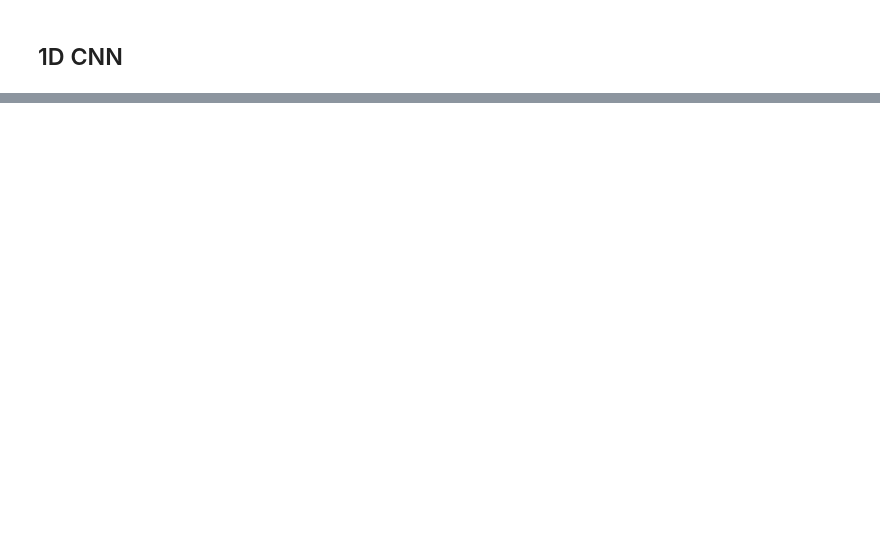
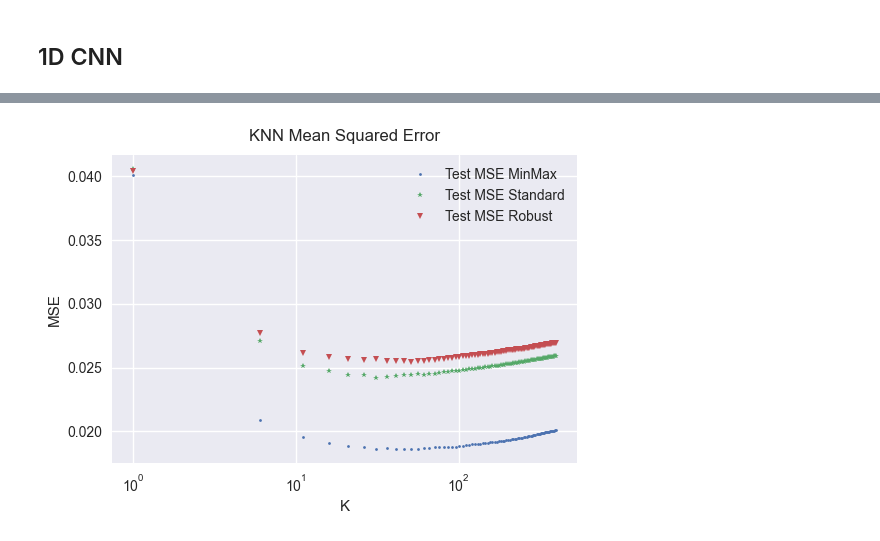
Before and after one commit to baron-de-montblanc/PHYS2550-Final-Project, a Jupyter notebook: workbook.ipynb, the cells around one changed output, grey strips where cells are left out. Saved outputs shown, nothing was run; the diff lists cells and outputs as text; code cells hidden in the pictures; blank space fills up the shorter version.

Commit message:
Added KNN regression to visualize.py and workbook.py

```diff
--- a/workbook.ipynb
+++ b/workbook.ipynb
@@ -150,0 +153,99 @@ visualize_predictions(test_set, simple_fcnn, device=device, xrange=(0,1.5), yran
+# %%
+# Information about data
+
+data, labels, features = load("./data/clean_specz_fluxes.csv", mode="mag") #Load in data
+
+# print("Data shape [input_size, num_features]:\t", data.shape) #Get data attributes
+# print("Label size [input_size,]:\t\t", labels.shape,"\n")
+# print("Feature names:", features)
+# print(data)
+# %%
+# Preprocessing
+from sklearn.model_selection import train_test_split
+from sklearn.preprocessing import StandardScaler, MinMaxScaler, RobustScaler
+from sklearn.neighbors import KNeighborsRegressor
+from sklearn.metrics import mean_squared_error
+from visualize import visualize_knn_predictions
+
+minmax_scaler = MinMaxScaler() #Method of scaling feature values
+standard_scaler = StandardScaler()
+robust_scaler = RobustScaler()
+
+    # test_mse.append(mean_squared_error(test_labels, y_pred))
+
+data_rescaled_minmax = minmax_scaler.fit_transform(data) #Scale feature data to lie in (0,1)
+data_rescaled_standard = standard_scaler.fit_transform(data)
+data_rescaled_robust = robust_scaler.fit_transform(data)
+
+X_train_minmax, X_test_minmax, y_train_minmax, y_test_minmax = train_test_split(data_rescaled_minmax, labels, test_size=0.2) #Shuffle and split data in training (20%) and testing (80%)
+X_train_standard, X_test_standard, y_train_standard, y_test_standard = train_test_split(data_rescaled_standard, labels, test_size=0.2) #Shuffle and split data in training (20%) and testing (80%)
+X_train_robust, X_test_robust, y_train_robust, y_test_robust = train_test_split(data_rescaled_robust, labels, test_size=0.2) #Shuffle and split data in training (20%) and testing (80%)
+
+k_vals = range(1, 400, 5) #Range of k neighbors to try
+
+# Training
+
+def knn_regression(train_data, test_data, train_labels, test_labels, k):
+    knn = KNeighborsRegressor(n_neighbors = val, weights = "distance") #Default weights are "uniform". "distance" weight points by the inverse of their distance.
+    knn.fit(train_data, train_labels)
+
+    y_pred = knn.predict(test_data)
+
+    return mean_squared_error(test_labels, y_pred) #Returns mse
+
+test_mse_minmax = []; test_mse_standard = []; test_mse_robust = [];
+
+
+for val in k_vals:
+    test_mse_minmax.append(knn_regression(X_train_minmax, X_test_minmax, y_train_minmax, y_test_minmax, k = val))
+    test_mse_standard.append(knn_regression(X_train_standard, X_test_standard, y_train_standard, y_test_standard, k = val))
+    test_mse_robust.append(knn_regression(X_train_robust, X_test_robust, y_train_robust, y_test_robust, k = val))
+
+k_opt_minmax = k_vals[test_mse_minmax.index(min(test_mse_minmax))]
+k_opt_standard = k_vals[test_mse_standard.index(min(test_mse_standard))]
+k_opt_robust = k_vals[test_mse_robust.index(min(test_mse_robust))]
+
+print(f'Test mse minmax: {test_mse_minmax[test_mse_minmax.index(min(test_mse_minmax))]}')
+print(f'Optimal k minmax: {k_opt_minmax}')
+
+print(f'Test mse standard: {test_mse_standard[test_mse_standard.index(min(test_mse_standard))]}')
+print(f'Optimal k standard: {k_opt_standard}')
+
+print(f'Test mse robust: {test_mse_robust[test_mse_robust.index(min(test_mse_robust))]}')
+print(f'Optimal k robust: {k_opt_robust}')
+
+# KNN Visualization
+
+plt.figure(figsize=(6,4))
+plt.title("KNN Mean Squared Error", y=1.02)
+plt.semilogx(k_vals, test_mse_minmax, linestyle="", marker=".", markersize=4, label="Test MSE MinMax")
+plt.semilogx(k_vals, test_mse_standard, linestyle="", marker="*", markersize=4, label="Test MSE Standard")
+plt.semilogx(k_vals, test_mse_robust, linestyle="", marker="v", markersize=4, label="Test MSE Robust")
+plt.xlabel("K")
+plt.ylabel("MSE")
+
+# plt.xlim(xrange[0], xrange[1])
+# plt.ylim(yrange[0], yrange[1])
+
+plt.legend()
+plt.show()
+
+knn_opt_minmax = KNeighborsRegressor(n_neighbors = k_opt_minmax, weights = "distance")
+knn_opt_minmax.fit(X_train_minmax, y_train_minmax)
+y_opt_pred_minmax = knn_opt_minmax.predict(X_test_minmax)
+
+knn_opt_standard = KNeighborsRegressor(n_neighbors = k_opt_standard, weights = "distance")
+knn_opt_standard.fit(X_train_standard, y_train_standard)
+y_opt_pred_standard = knn_opt_standard.predict(X_test_standard)
+
+knn_opt_robust = KNeighborsRegressor(n_neighbors = k_opt_robust, weights = "distance")
+knn_opt_robust.fit(X_train_robust, y_train_robust)
+y_opt_pred_robust = knn_opt_robust.predict(X_test_robust)
+
+print(f'test mse mimax: {mean_squared_error(y_test_minmax, y_opt_pred_minmax)}')
+visualize_knn_predictions(y_test_minmax, y_opt_pred_minmax, device = device, xrange=(0,1.5), yrange=(0,1.5))
+print(f'test mse standard: {mean_squared_error(y_test_standard, y_opt_pred_standard)}')
+visualize_knn_predictions(y_test_standard, y_opt_pred_standard, device = device, xrange=(0,1.5), yrange=(0,1.5))
+print(f'test mse robust: {mean_squared_error(y_test_robust, y_opt_pred_robust)}')
+visualize_knn_predictions(y_test_robust, y_opt_pred_robust, device = device, xrange=(0,1.5), yrange=(0,1.5))
+# %% [output]
@@ -150,0 +258 @@ visualize_predictions(test_set, simple_fcnn, device=device, xrange=(0,1.5), yran
+[figure, added]
```
Also changed, not shown: parts of 7 cells of this notebook, 1 other file.
